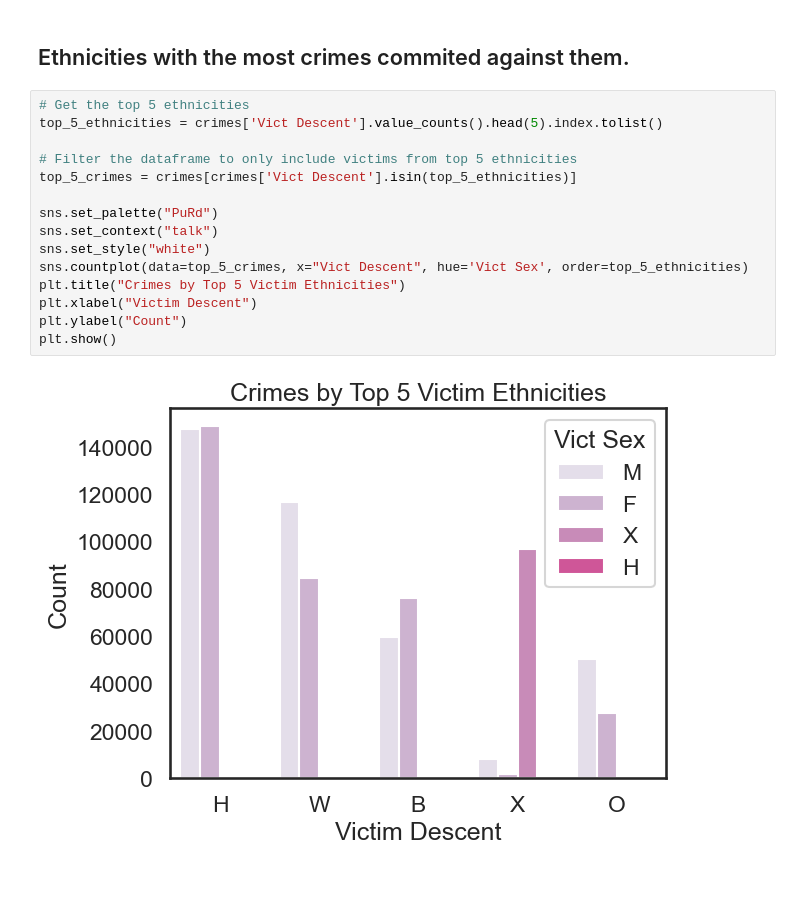
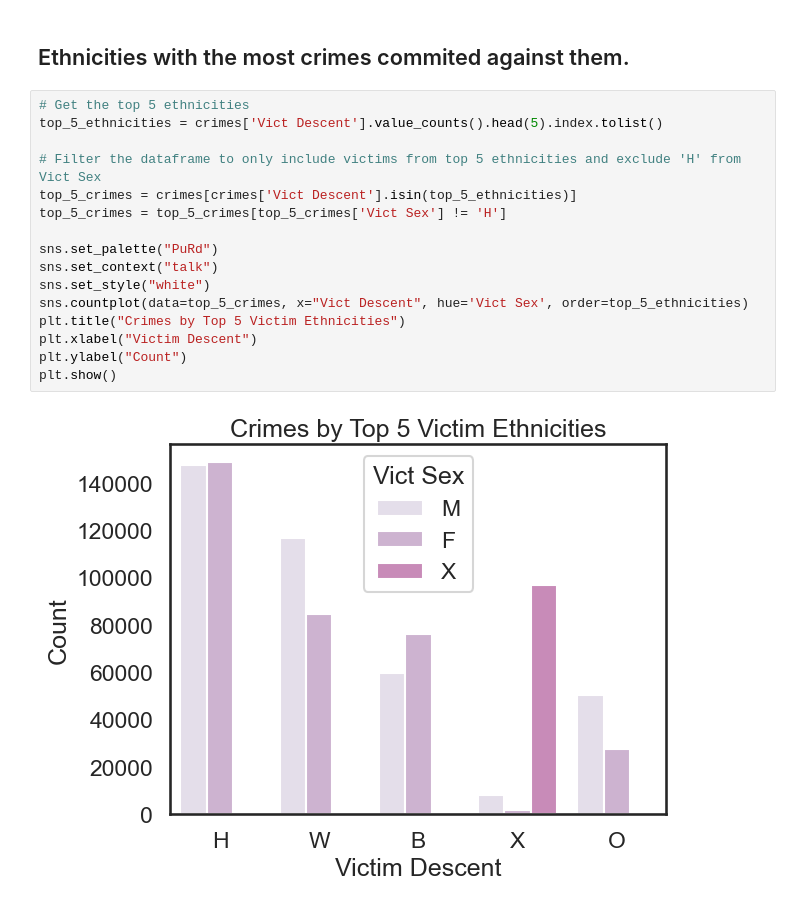
Before and after one commit to anp-exe/Los-Angeles-Crime-Analysis, a Jupyter notebook: data_analysis_crime.ipynb, the cells around one changed output. Cells and saved outputs as stored; diff of their text form.

```diff
--- a/data_analysis_crime.ipynb
+++ b/data_analysis_crime.ipynb
@@ -80,17 +80,18 @@ dtype: int64
 # %%
 # Get the top 5 ethnicities
 top_5_ethnicities = crimes['Vict Descent'].value_counts().head(5).index.tolist()
 
-# Filter the dataframe to only include victims from top 5 ethnicities
+# Filter the dataframe to only include victims from top 5 ethnicities and exclude 'H' from Vict Sex
 top_5_crimes = crimes[crimes['Vict Descent'].isin(top_5_ethnicities)]
+top_5_crimes = top_5_crimes[top_5_crimes['Vict Sex'] != 'H']
 
 sns.set_palette("PuRd")
 sns.set_context("talk")
 sns.set_style("white")
 sns.countplot(data=top_5_crimes, x="Vict Descent", hue='Vict Sex', order=top_5_ethnicities)
 plt.title("Crimes by Top 5 Victim Ethnicities")
 plt.xlabel("Victim Descent")
 plt.ylabel("Count")
 plt.show()
 # %% [output]
-[figure, old version]
+[figure, new version]
```
